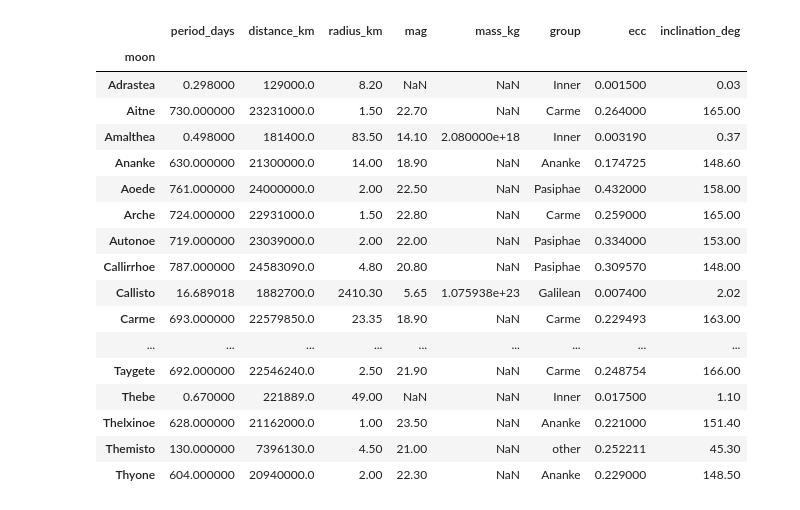
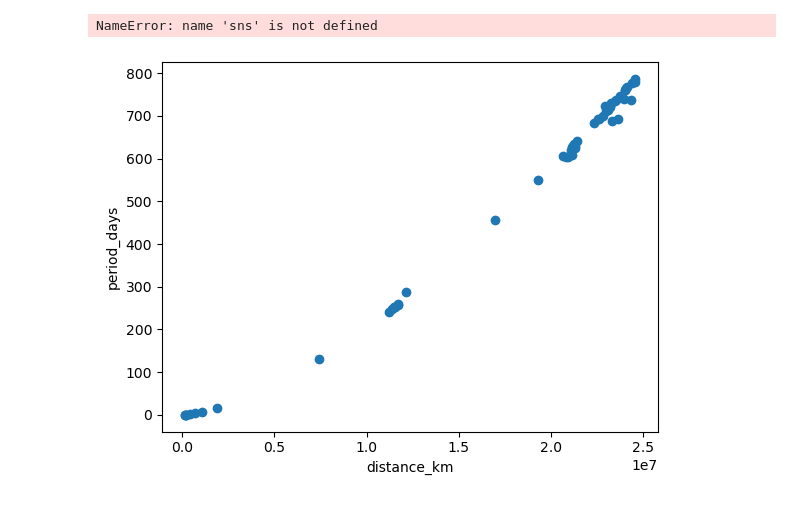
Before and after one commit to tara-12345/Assessment-1, a Jupyter notebook: jupiter_visualise.ipynb, the cells around one changed output. Cells and saved outputs as stored; diff of their text form; code cells hidden in the pictures.

Commit message:
adding data frames and plots to a visualing notebook

```diff
--- a/jupiter_visualise.ipynb
+++ b/jupiter_visualise.ipynb
@@ -1,25 +3,12 @@
 # %%
 from jupiter import Moons
 moons_data = Moons()
-moons_data.data
+#moons_data.data.head()
-# %% [output]
-|  | period_days | distance_km | radius_km | mag | mass_kg | group | ecc | inclination_deg |
-| moon |  |  |  |  |  |  |  |  |
-| Adrastea | 0.298000 | 129000.0 | 8.20 | NaN | NaN | Inner | 0.001500 | 0.03 |
-| Aitne | 730.000000 | 23231000.0 | 1.50 | 22.70 | NaN | Carme | 0.264000 | 165.00 |
-| Amalthea | 0.498000 | 181400.0 | 83.50 | 14.10 | 2.080000e+18 | Inner | 0.003190 | 0.37 |
-| Ananke | 630.000000 | 21300000.0 | 14.00 | 18.90 | NaN | Ananke | 0.174725 | 148.60 |
-| Aoede | 761.000000 | 24000000.0 | 2.00 | 22.50 | NaN | Pasiphae | 0.432000 | 158.00 |
-| Arche | 724.000000 | 22931000.0 | 1.50 | 22.80 | NaN | Carme | 0.259000 | 165.00 |
-| Autonoe | 719.000000 | 23039000.0 | 2.00 | 22.00 | NaN | Pasiphae | 0.334000 | 153.00 |
-| Callirrhoe | 787.000000 | 24583090.0 | 4.80 | 20.80 | NaN | Pasiphae | 0.309570 | 148.00 |
-| Callisto | 16.689018 | 1882700.0 | 2410.30 | 5.65 | 1.075938e+23 | Galilean | 0.007400 | 2.02 |
-| Carme | 693.000000 | 22579850.0 | 23.35 | 18.90 | NaN | Carme | 0.229493 | 163.00 |
-| ... | ... | ... | ... | ... | ... | ... | ... | ... |
-| Taygete | 692.000000 | 22546240.0 | 2.50 | 21.90 | NaN | Carme | 0.248754 | 166.00 |
-| Thebe | 0.670000 | 221889.0 | 49.00 | NaN | NaN | Inner | 0.017500 | 1.10 |
-| Thelxinoe | 628.000000 | 21162000.0 | 1.00 | 23.50 | NaN | Ananke | 0.221000 | 151.40 |
-| Themisto | 130.000000 | 7396130.0 | 4.50 | 21.00 | NaN | other | 0.252211 | 45.30 |
-| Thyone | 604.000000 | 20940000.0 | 2.00 | 22.30 | NaN | Ananke | 0.229000 | 148.50 |
 # %%
-moons_data.plot
+sns.pairplot(moons_data.data, hue = "group")
+# %% [output]
+NameError: name 'sns' is not defined
+# %%
+moons_data.plot("distance_km", "period_days")
+# %% [output]
+[figure, added]
```
Also changed, not shown: parts of 12 cells of this notebook.
